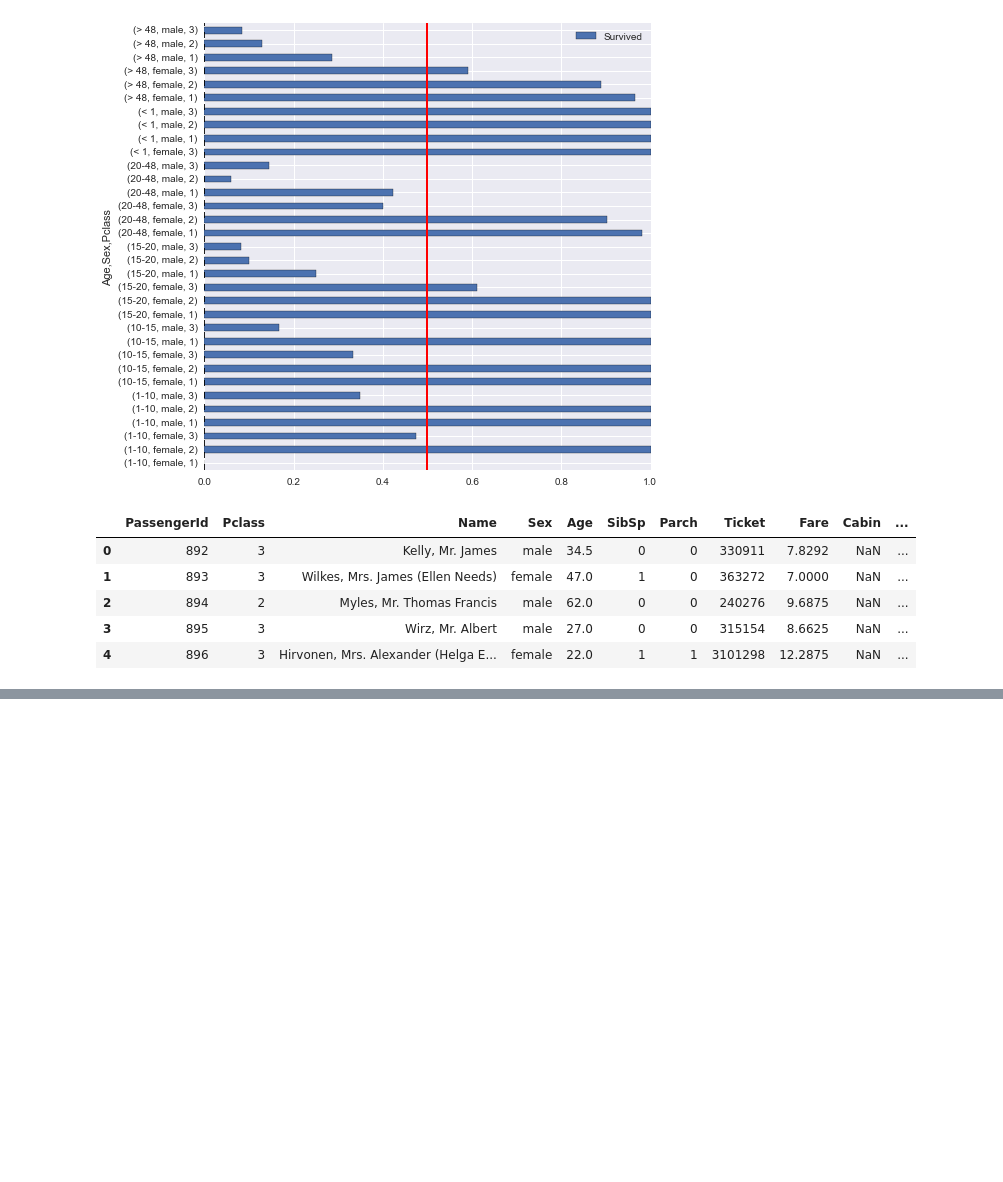
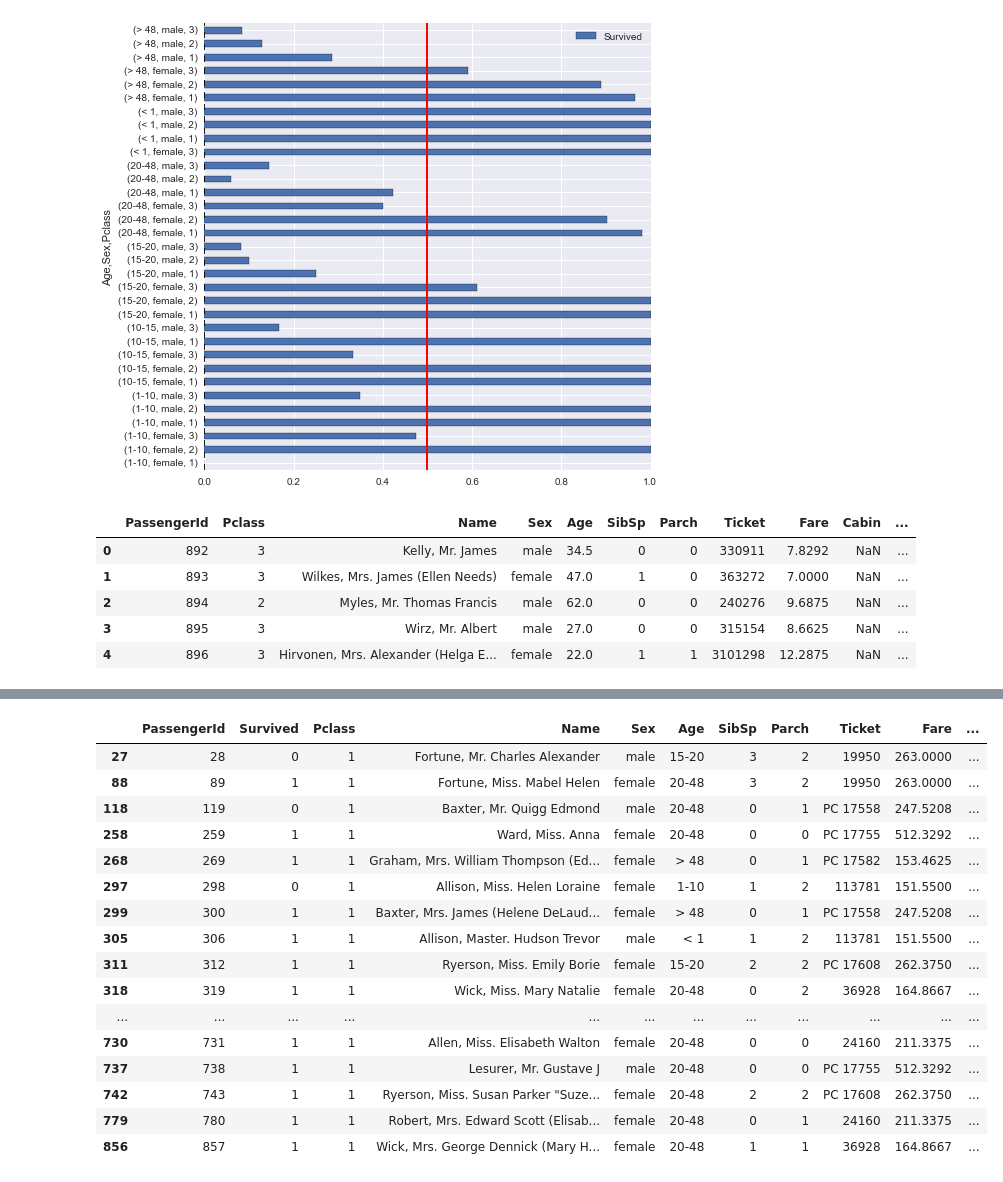
Before and after one commit to tiyd-python-2015-01/titanic, a Jupyter notebook: titanic.ipynb, the cells around one changed output, grey strips where cells are left out. Drawn from its saved outputs; the diff is of its cells as text; code cells hidden in the pictures; blank space fills up the shorter version.

```diff
--- a/titanic.ipynb
+++ b/titanic.ipynb
@@ -113,0 +121,20 @@ test3export.to_csv("augmentedandunder13.csv", index=False)
+# %%
+train[train["Fare"] > 150]
+# %% [output]
+|  | PassengerId | Survived | Pclass | Name | Sex | Age | SibSp | Parch | Ticket | Fare | ... |
+| 27 | 28 | 0 | 1 | Fortune, Mr. Charles Alexander | male | 15-20 | 3 | 2 | 19950 | 263.0000 | ... |
+| 88 | 89 | 1 | 1 | Fortune, Miss. Mabel Helen | female | 20-48 | 3 | 2 | 19950 | 263.0000 | ... |
+| 118 | 119 | 0 | 1 | Baxter, Mr. Quigg Edmond | male | 20-48 | 0 | 1 | PC 17558 | 247.5208 | ... |
+| 258 | 259 | 1 | 1 | Ward, Miss. Anna | female | 20-48 | 0 | 0 | PC 17755 | 512.3292 | ... |
+| 268 | 269 | 1 | 1 | Graham, Mrs. William Thompson (Ed... | female | > 48 | 0 | 1 | PC 17582 | 153.4625 | ... |
+| 297 | 298 | 0 | 1 | Allison, Miss. Helen Loraine | female | 1-10 | 1 | 2 | 113781 | 151.5500 | ... |
+| 299 | 300 | 1 | 1 | Baxter, Mrs. James (Helene DeLaud... | female | > 48 | 0 | 1 | PC 17558 | 247.5208 | ... |
+| 305 | 306 | 1 | 1 | Allison, Master. Hudson Trevor | male | < 1 | 1 | 2 | 113781 | 151.5500 | ... |
+| 311 | 312 | 1 | 1 | Ryerson, Miss. Emily Borie | female | 15-20 | 2 | 2 | PC 17608 | 262.3750 | ... |
+| 318 | 319 | 1 | 1 | Wick, Miss. Mary Natalie | female | 20-48 | 0 | 2 | 36928 | 164.8667 | ... |
+| ... | ... | ... | ... | ... | ... | ... | ... | ... | ... | ... | ... |
+| 730 | 731 | 1 | 1 | Allen, Miss. Elisabeth Walton | female | 20-48 | 0 | 0 | 24160 | 211.3375 | ... |
+| 737 | 738 | 1 | 1 | Lesurer, Mr. Gustave J | male | 20-48 | 0 | 0 | PC 17755 | 512.3292 | ... |
+| 742 | 743 | 1 | 1 | Ryerson, Miss. Susan Parker "Suze... | female | 20-48 | 2 | 2 | PC 17608 | 262.3750 | ... |
+| 779 | 780 | 1 | 1 | Robert, Mrs. Edward Scott (Elisab... | female | 20-48 | 0 | 1 | 24160 | 211.3375 | ... |
+| 856 | 857 | 1 | 1 | Wick, Mrs. George Dennick (Mary H... | female | 20-48 | 1 | 1 | 36928 | 164.8667 | ... |
```
Also changed, not shown: parts of 9 cells of this notebook, 2 other files.
